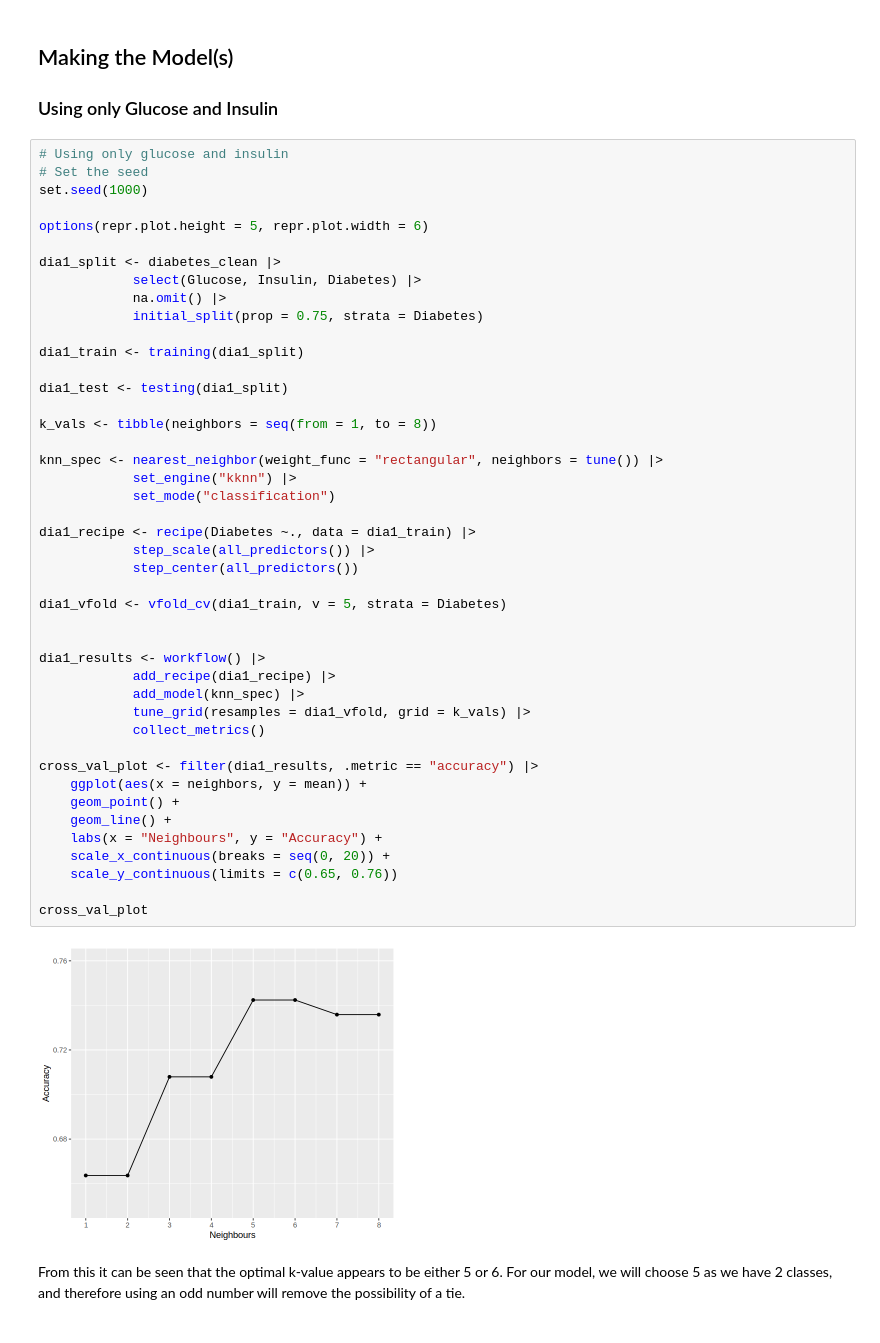
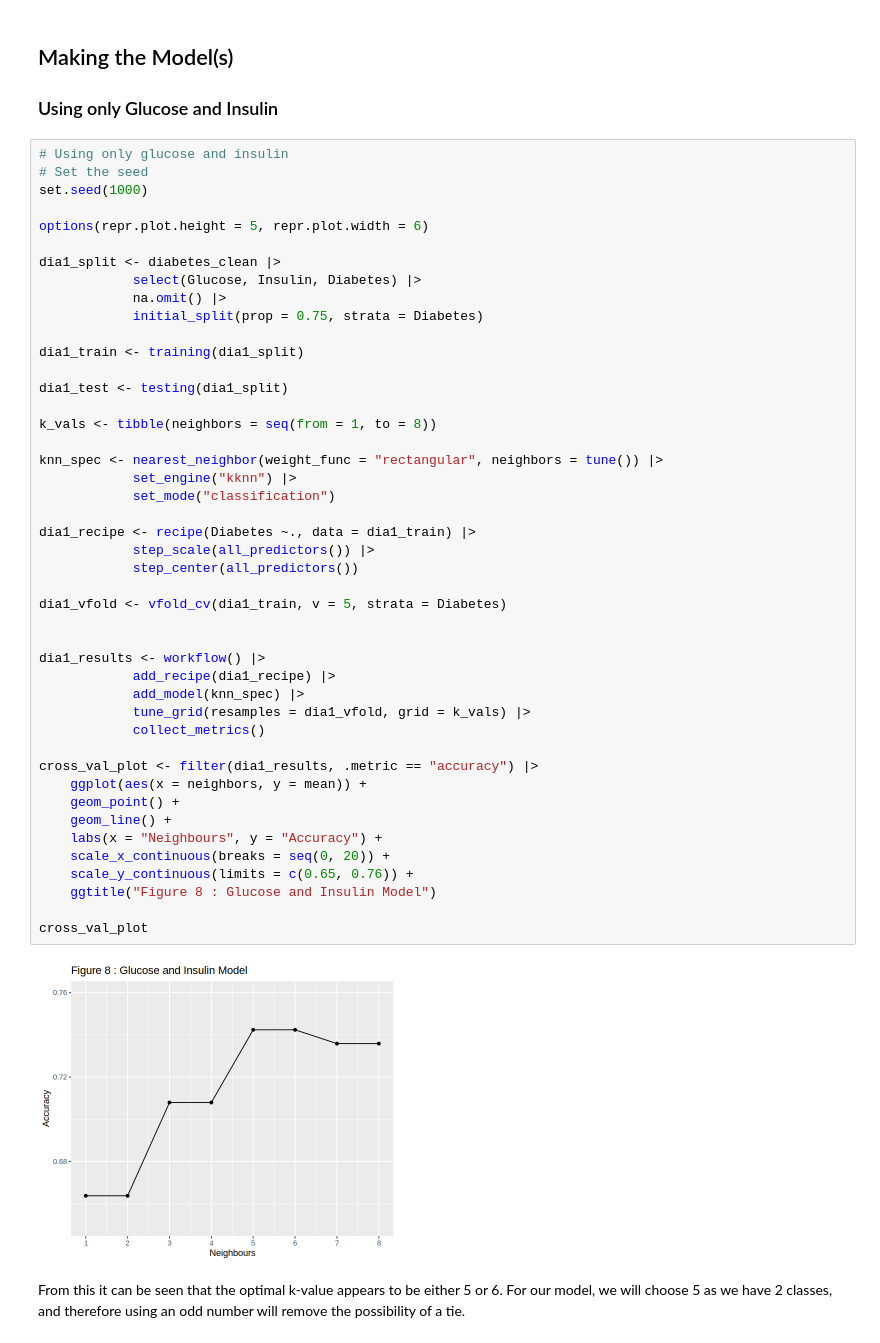
Before and after one commit to asnbl/dsci-100-2023-24W-group-16, a Jupyter notebook: Group project proposal.ipynb, the cells around one changed output. Drawn from its saved outputs; the diff is of its cells as text.

```diff
--- a/Group project proposal.ipynb
+++ b/Group project proposal.ipynb
@@ -259,35 +267,36 @@ dia1_train <- training(dia1_split)
 dia1_test <- testing(dia1_split)
 
 k_vals <- tibble(neighbors = seq(from = 1, to = 8))
 
 knn_spec <- nearest_neighbor(weight_func = "rectangular", neighbors = tune()) |>
             set_engine("kknn") |>
             set_mode("classification")
 
 dia1_recipe <- recipe(Diabetes ~., data = dia1_train) |>
             step_scale(all_predictors()) |>
             step_center(all_predictors())
 
 dia1_vfold <- vfold_cv(dia1_train, v = 5, strata = Diabetes)
 
 
 dia1_results <- workflow() |>
             add_recipe(dia1_recipe) |>
             add_model(knn_spec) |>
             tune_grid(resamples = dia1_vfold, grid = k_vals) |>
             collect_metrics()
 
 cross_val_plot <- filter(dia1_results, .metric == "accuracy") |>
     ggplot(aes(x = neighbors, y = mean)) +
     geom_point() +
     geom_line() +
     labs(x = "Neighbours", y = "Accuracy") +
     scale_x_continuous(breaks = seq(0, 20)) +
-    scale_y_continuous(limits = c(0.65, 0.76))
+    scale_y_continuous(limits = c(0.65, 0.76)) +
+    ggtitle("Figure 8 : Glucose and Insulin Model")
 
 cross_val_plot
 # %% [output]
-[figure, old version]
+[figure, new version]
 # %% [markdown]
 From this it can be seen that the optimal k-value appears to be either 5 or 6. For our model, we will choose 5 as we have 2 classes, and therefore using an odd number will remove the possibility of a tie.
 # %%
```
Also changed, not shown: parts of 20 cells of this notebook.
